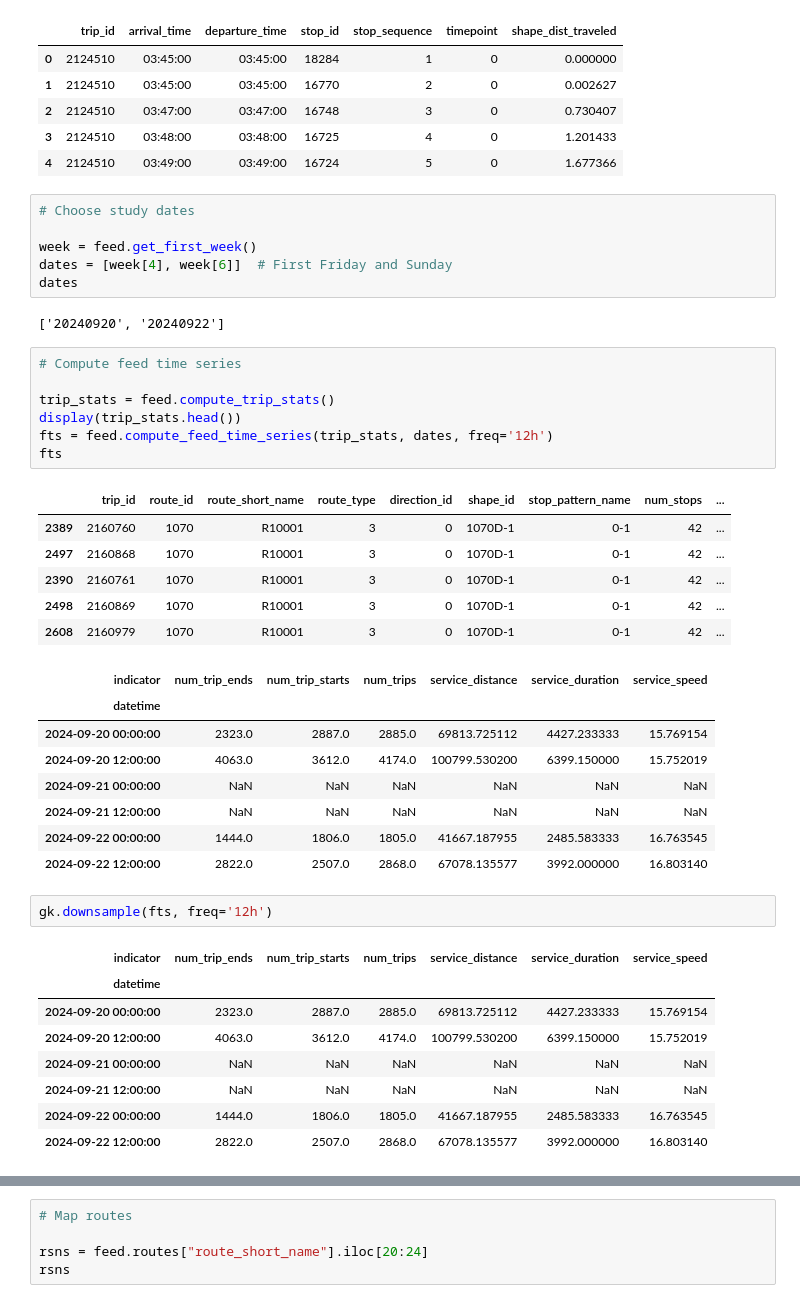
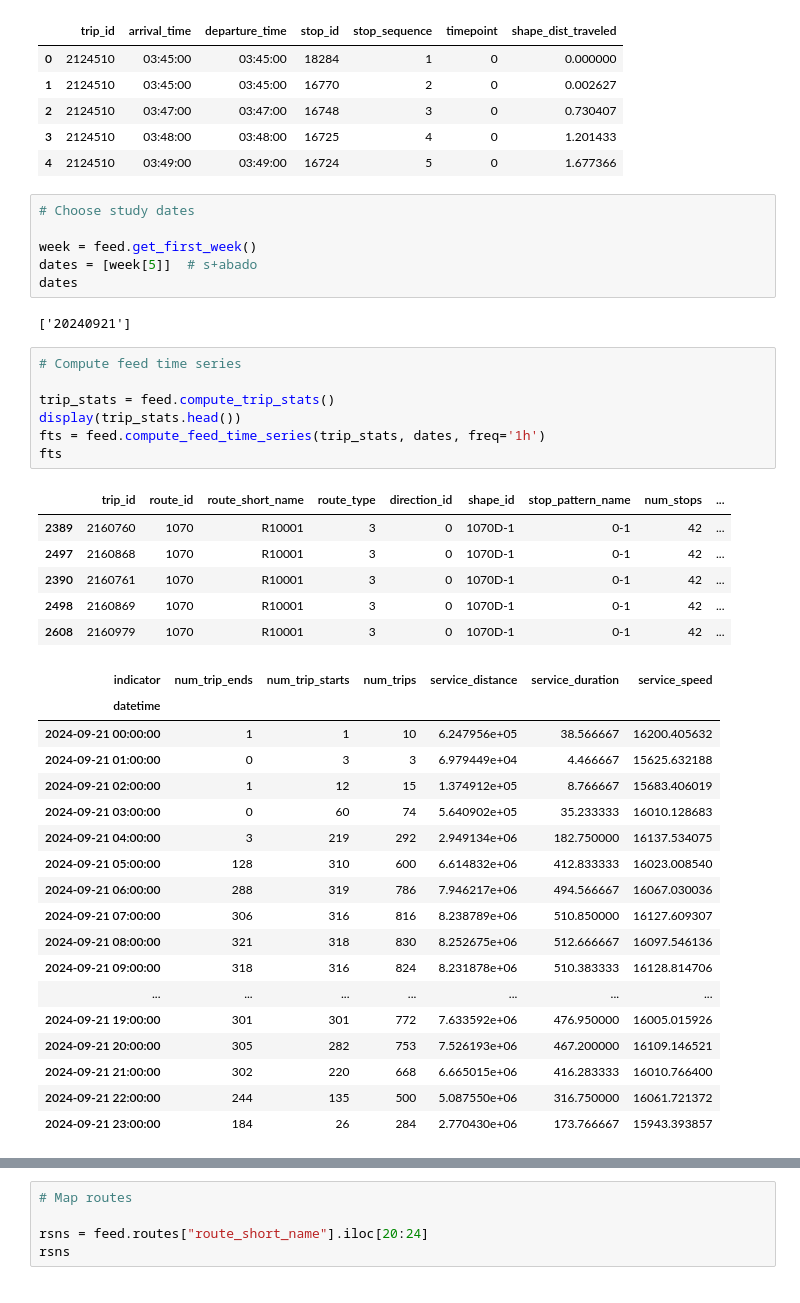
Before and after one commit to sergioisla/hackanalisis, a Jupyter notebook: notebooks/gtfs_merida.ipynb, the cells around one changed output, grey strips where cells are left out. Drawn from its saved outputs; the diff is of its cells as text.

```diff
--- a/notebooks/gtfs_merida.ipynb
+++ b/notebooks/gtfs_merida.ipynb
@@ -110,43 +110,42 @@ feed.stop_times.head()
 # Choose study dates
 
 week = feed.get_first_week()
-dates = [week[4], week[6]]  # First Friday and Sunday
+dates = [week[5]]  # s+abado
 dates
 # %% [output]
-['20240920', '20240922']
+['20240921']
 # %%
 # Compute feed time series
 
 trip_stats = feed.compute_trip_stats()
 display(trip_stats.head())
-fts = feed.compute_feed_time_series(trip_stats, dates, freq='12h')
+fts = feed.compute_feed_time_series(trip_stats, dates, freq='1h')
 fts
 # %% [output]
 |  | trip_id | route_id | route_short_name | route_type | direction_id | shape_id | stop_pattern_name | num_stops | ... |
 | 2389 | 2160760 | 1070 | R10001 | 3 | 0 | 1070D-1 | 0-1 | 42 | ... |
 | 2497 | 2160868 | 1070 | R10001 | 3 | 0 | 1070D-1 | 0-1 | 42 | ... |
 | 2390 | 2160761 | 1070 | R10001 | 3 | 0 | 1070D-1 | 0-1 | 42 | ... |
 | 2498 | 2160869 | 1070 | R10001 | 3 | 0 | 1070D-1 | 0-1 | 42 | ... |
 | 2608 | 2160979 | 1070 | R10001 | 3 | 0 | 1070D-1 | 0-1 | 42 | ... |
 | indicator | num_trip_ends | num_trip_starts | num_trips | service_distance | service_duration | service_speed |
 | datetime |  |  |  |  |  |  |
-| 2024-09-20 00:00:00 | 2323.0 | 2887.0 | 2885.0 | 69813.725112 | 4427.233333 | 15.769154 |
-| 2024-09-20 12:00:00 | 4063.0 | 3612.0 | 4174.0 | 100799.530200 | 6399.150000 | 15.752019 |
-| 2024-09-21 00:00:00 | NaN | NaN | NaN | NaN | NaN | NaN |
-| 2024-09-21 12:00:00 | NaN | NaN | NaN | NaN | NaN | NaN |
-| 2024-09-22 00:00:00 | 1444.0 | 1806.0 | 1805.0 | 41667.187955 | 2485.583333 | 16.763545 |
-| 2024-09-22 12:00:00 | 2822.0 | 2507.0 | 2868.0 | 67078.135577 | 3992.000000 | 16.803140 |
+| 2024-09-21 00:00:00 | 1 | 1 | 10 | 6.247956e+05 | 38.566667 | 16200.405632 |
+| 2024-09-21 01:00:00 | 0 | 3 | 3 | 6.979449e+04 | 4.466667 | 15625.632188 |
+| 2024-09-21 02:00:00 | 1 | 12 | 15 | 1.374912e+05 | 8.766667 | 15683.406019 |
+| 2024-09-21 03:00:00 | 0 | 60 | 74 | 5.640902e+05 | 35.233333 | 16010.128683 |
+| 2024-09-21 04:00:00 | 3 | 219 | 292 | 2.949134e+06 | 182.750000 | 16137.534075 |
+| 2024-09-21 05:00:00 | 128 | 310 | 600 | 6.614832e+06 | 412.833333 | 16023.008540 |
+| 2024-09-21 06:00:00 | 288 | 319 | 786 | 7.946217e+06 | 494.566667 | 16067.030036 |
+| 2024-09-21 07:00:00 | 306 | 316 | 816 | 8.238789e+06 | 510.850000 | 16127.609307 |
+| 2024-09-21 08:00:00 | 321 | 318 | 830 | 8.252675e+06 | 512.666667 | 16097.546136 |
+| 2024-09-21 09:00:00 | 318 | 316 | 824 | 8.231878e+06 | 510.383333 | 16128.814706 |
+| ... | ... | ... | ... | ... | ... | ... |
+| 2024-09-21 19:00:00 | 301 | 301 | 772 | 7.633592e+06 | 476.950000 | 16005.015926 |
+| 2024-09-21 20:00:00 | 305 | 282 | 753 | 7.526193e+06 | 467.200000 | 16109.146521 |
+| 2024-09-21 21:00:00 | 302 | 220 | 668 | 6.665015e+06 | 416.283333 | 16010.766400 |
+| 2024-09-21 22:00:00 | 244 | 135 | 500 | 5.087550e+06 | 316.750000 | 16061.721372 |
+| 2024-09-21 23:00:00 | 184 | 26 | 284 | 2.770430e+06 | 173.766667 | 15943.393857 |
-# %%
-gk.downsample(fts, freq='12h')
-# %% [output]
-| indicator | num_trip_ends | num_trip_starts | num_trips | service_distance | service_duration | service_speed |
-| datetime |  |  |  |  |  |  |
-| 2024-09-20 00:00:00 | 2323.0 | 2887.0 | 2885.0 | 69813.725112 | 4427.233333 | 15.769154 |
-| 2024-09-20 12:00:00 | 4063.0 | 3612.0 | 4174.0 | 100799.530200 | 6399.150000 | 15.752019 |
-| 2024-09-21 00:00:00 | NaN | NaN | NaN | NaN | NaN | NaN |
-| 2024-09-21 12:00:00 | NaN | NaN | NaN | NaN | NaN | NaN |
-| 2024-09-22 00:00:00 | 1444.0 | 1806.0 | 1805.0 | 41667.187955 | 2485.583333 | 16.763545 |
-| 2024-09-22 12:00:00 | 2822.0 | 2507.0 | 2868.0 | 67078.135577 | 3992.000000 | 16.803140 |
 # %%
 # Compute feed stats for first week
 
```
Also changed, not shown: parts of 6 cells of this notebook, 1 other file.
